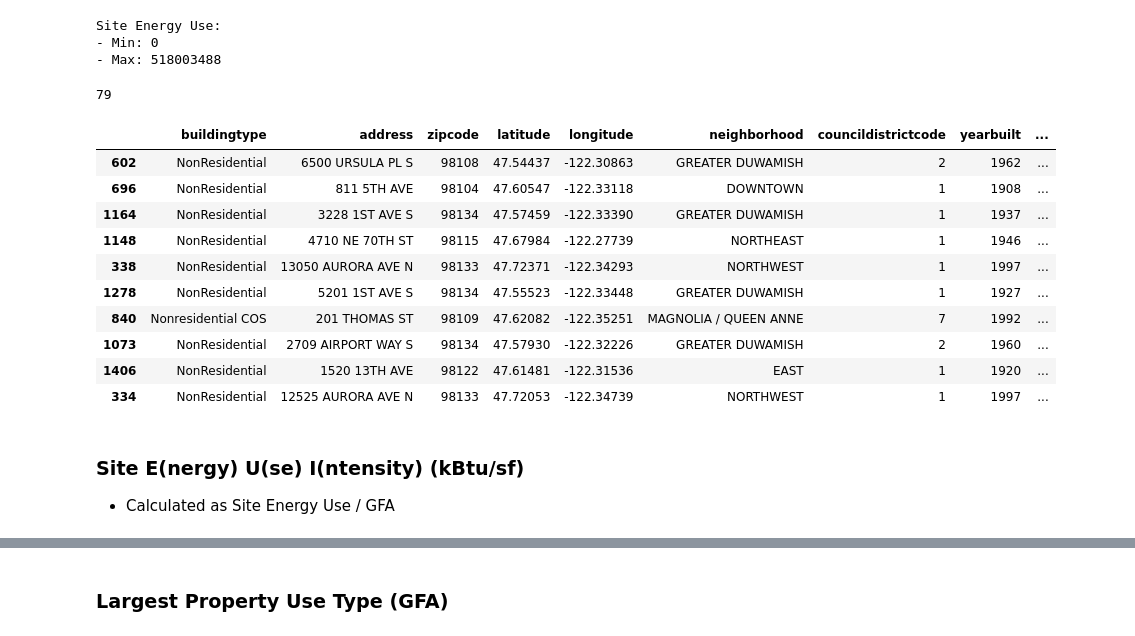
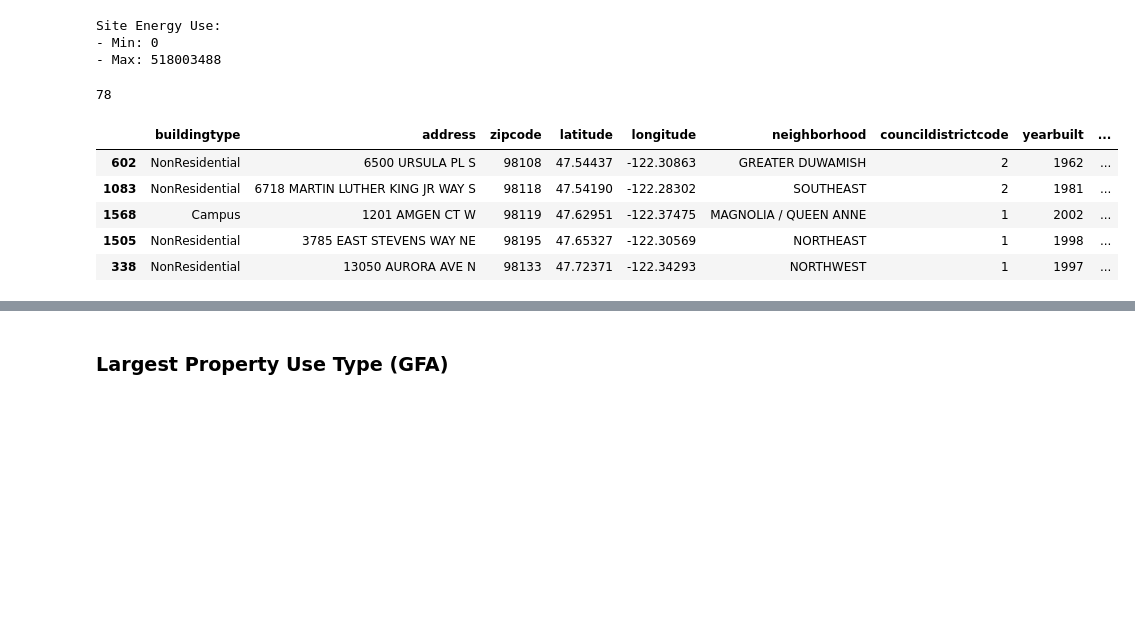
Before and after one commit to 64FC/Openclassrooms_DataScientist, a Jupyter notebook: Projet_3/SeattleBuildingEnergy_1_nb_exploratoire.ipynb, the cells around one changed output, grey strips where cells are left out. Cells and saved outputs as stored; diff of their text form; code cells hidden in the pictures; blank space fills up the shorter version.

```diff
--- a/Projet_3/SeattleBuildingEnergy_1_nb_exploratoire.ipynb
+++ b/Projet_3/SeattleBuildingEnergy_1_nb_exploratoire.ipynb
@@ -229,8 +231,7 @@ obj_data[col_].unique()
 array(['WA', '0'], dtype=object)
 # %%
 # Same thing here. I can drop this column:
-to_drop = 'state'
-
-sub_df_4 = sub_df_3.drop(columns=to_drop)
+sub_df_4 = sub_df_3.drop(columns=col_)
+obj_data = obj_data.drop(columns=col_)
 sub_df_4.shape
 # %% [output]
@@ -472,0 +471,7 @@ sub_df_11.shape
+# %%
+# I also drop the related numeric column:
+to_drop = ['thirdlargestpropertyusetype', 'thirdlargestpropertyusetypegfa']
+
+sub_df_11 = sub_df_10.drop(columns=to_drop)
+obj_data = obj_data.drop(columns=to_drop)
+sub_df_11.shape
@@ -724,6 +764,7 @@ num_data[num_data[col_]==0]
 # %%
 # This seems to be a mistake. The value could either be 1, or 10, or something
 # else that I could fill using an imputer, but for now I just drop these rows:
-sub_df_18 = sub_df_17[sub_df_17[col_]!=0]
-sub_df_18.shape
+sub_df_19 = sub_df_18[sub_df_18[col_]!=0]
+num_data = num_data[num_data[col_]!=0]
+sub_df_19.shape
 # %% [output]
@@ -737,6 +778,7 @@ init_data[init_data[col_]==111]
 # %%
 # This seems to be an outlier, and hopefully the buildings it includes are
 # present somewhere in the other rows. I also drop it:
-sub_df_19 = sub_df_18[sub_df_18[col_]!=111]
-sub_df_19.shape
+sub_df_20 = sub_df_19[sub_df_19[col_]!=111]
+num_data = num_data[num_data[col_]!=111]
+sub_df_20.shape
 # %% [output]
@@ -844,24 +886,16 @@ Site Energy Use:
 - Max: 518003488
 # %%
 # Check how many have no consumption:
-len(sub_df_19[sub_df_19[col_]<1])
+len(sub_df_20[sub_df_20[col_]<1])
 # %% [output]
-79
+78
 # %%
 # Let's investigate a sample:
-sub_df_19[sub_df_19[col_]<1].sample(n=10, random_state=23)
+sub_df_20[sub_df_20[col_]<1].sample(n=5, random_state=23)
 # %% [output]
 |  | buildingtype | address | zipcode | latitude | longitude | neighborhood | councildistrictcode | yearbuilt | ... |
 | 602 | NonResidential | 6500 URSULA PL S | 98108 | 47.54437 | -122.30863 | GREATER DUWAMISH | 2 | 1962 | ... |
-| 696 | NonResidential | 811 5TH AVE | 98104 | 47.60547 | -122.33118 | DOWNTOWN | 1 | 1908 | ... |
-| 1164 | NonResidential | 3228 1ST AVE S | 98134 | 47.57459 | -122.33390 | GREATER DUWAMISH | 1 | 1937 | ... |
-| 1148 | NonResidential | 4710 NE 70TH ST | 98115 | 47.67984 | -122.27739 | NORTHEAST | 1 | 1946 | ... |
+| 1083 | NonResidential | 6718 MARTIN LUTHER KING JR WAY S | 98118 | 47.54190 | -122.28302 | SOUTHEAST | 2 | 1981 | ... |
+| 1568 | Campus | 1201 AMGEN CT W | 98119 | 47.62951 | -122.37475 | MAGNOLIA / QUEEN ANNE | 1 | 2002 | ... |
+| 1505 | NonResidential | 3785 EAST STEVENS WAY NE | 98195 | 47.65327 | -122.30569 | NORTHEAST | 1 | 1998 | ... |
 | 338 | NonResidential | 13050 AURORA AVE N | 98133 | 47.72371 | -122.34293 | NORTHWEST | 1 | 1997 | ... |
-| 1278 | NonResidential | 5201 1ST AVE S | 98134 | 47.55523 | -122.33448 | GREATER DUWAMISH | 1 | 1927 | ... |
-| 840 | Nonresidential COS | 201 THOMAS ST | 98109 | 47.62082 | -122.35251 | MAGNOLIA / QUEEN ANNE | 7 | 1992 | ... |
-| 1073 | NonResidential | 2709 AIRPORT WAY S | 98134 | 47.57930 | -122.32226 | GREATER DUWAMISH | 2 | 1960 | ... |
-| 1406 | NonResidential | 1520 13TH AVE | 98122 | 47.61481 | -122.31536 | EAST | 1 | 1920 | ... |
-| 334 | NonResidential | 12525 AURORA AVE N | 98133 | 47.72053 | -122.34739 | NORTHWEST | 1 | 1997 | ... |
-# %% [markdown]
-### Site E(nergy) U(se) I(ntensity) (kBtu/sf)
-- Calculated as Site Energy Use / GFA
```
Also changed, not shown: parts of 55 cells of this notebook.
